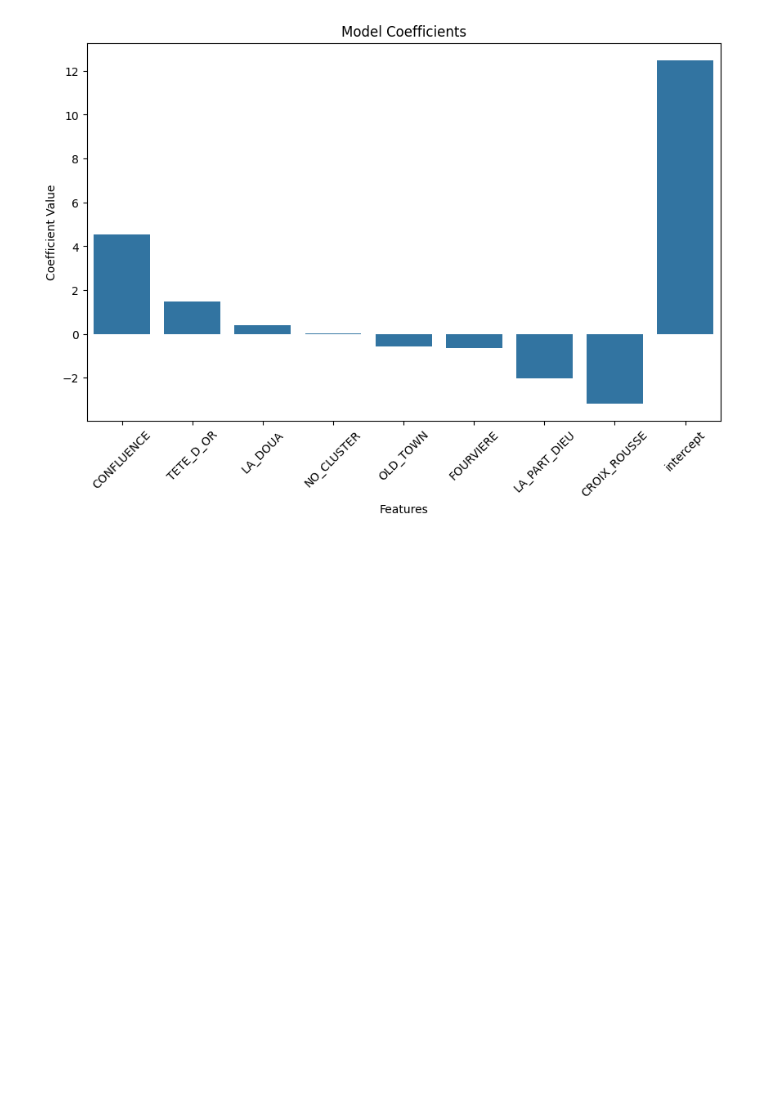
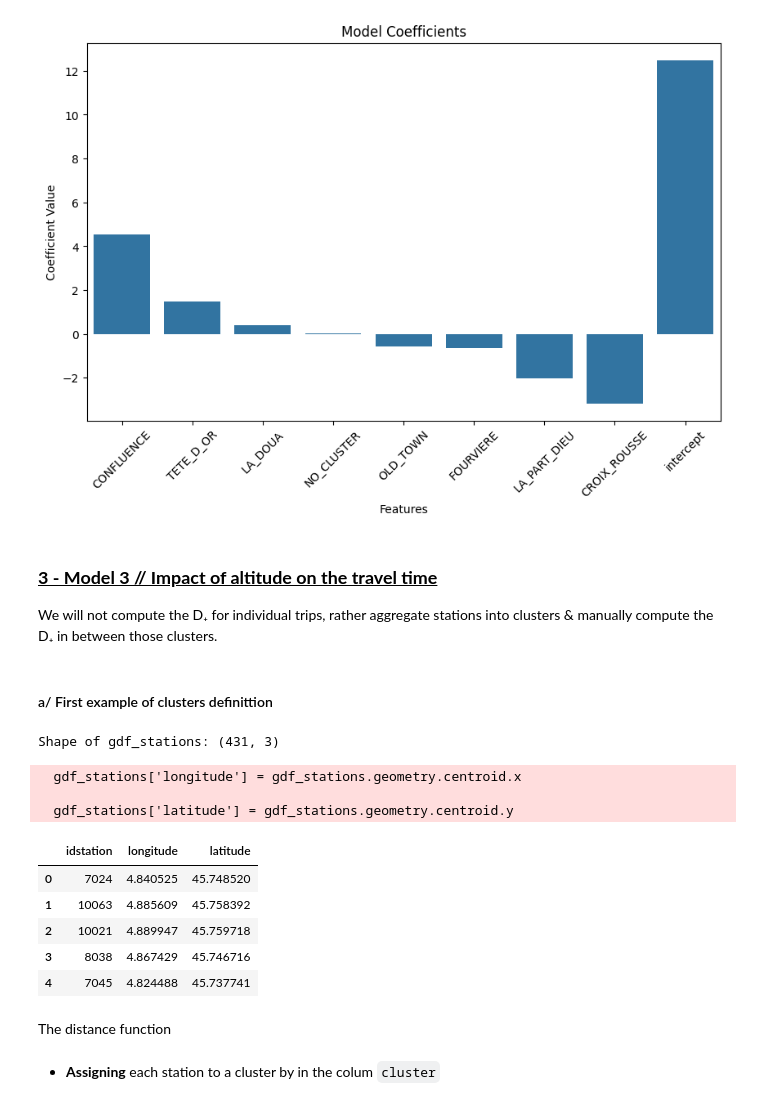
Before and after one commit to Echoo7/Machine-Learning-Project, a Jupyter notebook: Notebook_ghislain_clusters.ipynb, the cells around one changed output. Drawn from its saved outputs; the diff is of its cells as text; code cells hidden in the pictures; blank space fills up the shorter version.

```diff
--- a/Notebook_ghislain_clusters.ipynb
+++ b/Notebook_ghislain_clusters.ipynb
@@ -858,3 +675,8 @@ MSE    46.279222
 MAE     5.216061
 dtype: float64
 [figure]
+# %% [markdown]
+###  <u> **3 - Model 3 // Impact of altitude on the travel time** </u>
+We will not compute the D₊ for individual trips, rather aggregate stations into clusters & manually compute the D₊ in between those clusters.
+# %% [markdown]
+#### a/ First example of clusters definittion
@@ -860,0 +720,26 @@ dtype: float64
+# %%
+# Loading station coordinates
+gdf_stations = gpd.read_file(BASE_PATH + 'VELO-LYON/locations/pvo_patrimoine_voirie.pvostationvelov.json')
+gdf_stations.to_crs(epsg=4326, inplace=True)
+
+# Extracting the longitude & latitude of stations
+gdf_stations['longitude'] = gdf_stations.geometry.centroid.x
+gdf_stations['latitude'] = gdf_stations.geometry.centroid.y
+
+gdf_stations = gdf_stations[['idstation', 'longitude', 'latitude']]
+
+print("Shape of gdf_stations:", gdf_stations.shape)
+gdf_stations.head(5)
+# %% [output]
+Shape of gdf_stations: (431, 3)
+  gdf_stations['longitude'] = gdf_stations.geometry.centroid.x
+
+  gdf_stations['latitude'] = gdf_stations.geometry.centroid.y
+|  | idstation | longitude | latitude |
+| 0 | 7024 | 4.840525 | 45.748520 |
+| 1 | 10063 | 4.885609 | 45.758392 |
+| 2 | 10021 | 4.889947 | 45.759718 |
+| 3 | 8038 | 4.867429 | 45.746716 |
+| 4 | 7045 | 4.824488 | 45.737741 |
+# %% [markdown]
+The distance function
@@ -860,0 +755,2 @@ dtype: float64
+# %% [markdown]
+- **Assigning** each station to a cluster by in the colum `cluster`
```
Also changed, not shown: parts of 29 cells of this notebook.
